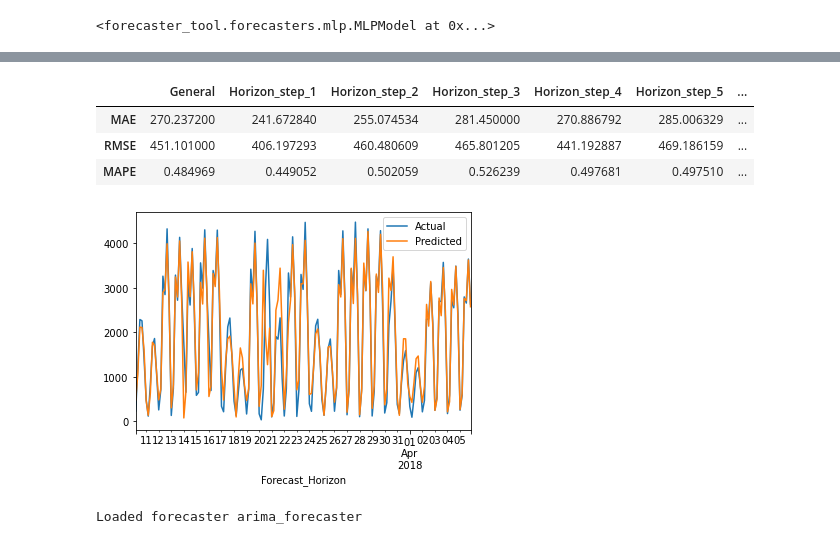
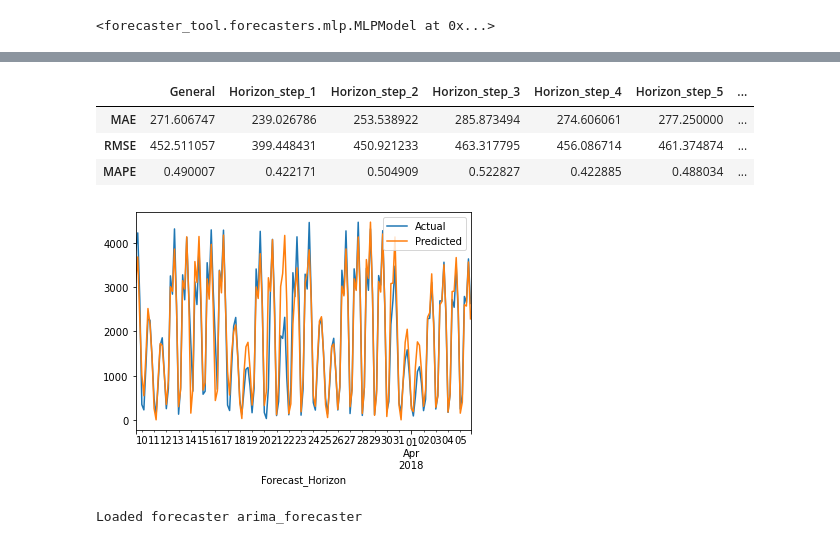
Before and after one commit to wang-yiche/DS5500-Project, a Jupyter notebook: Untitled.ipynb, the cells around one changed output, grey strips where cells are left out. Saved outputs shown, nothing was run; the diff lists cells and outputs as text; code cells hidden in the pictures.

```diff
--- a/Untitled.ipynb
+++ b/Untitled.ipynb
@@ -73,11 +77,11 @@ forecasts
 # %%
-tool.calculate_performance(forecasts, plot=True, horizon_step=2)
+tool.calculate_performance(forecasts, plot=True, horizon_step=4)
 # %% [output]
 |  | General | Horizon_step_1 | Horizon_step_2 | Horizon_step_3 | Horizon_step_4 | Horizon_step_5 | ... |
-| MAE | 270.237200 | 241.672840 | 255.074534 | 281.450000 | 270.886792 | 285.006329 | ... |
-| RMSE | 451.101000 | 406.197293 | 460.480609 | 465.801205 | 441.192887 | 469.186159 | ... |
-| MAPE | 0.484969 | 0.449052 | 0.502059 | 0.526239 | 0.497681 | 0.497510 | ... |
+| MAE | 271.606747 | 239.026786 | 253.538922 | 285.873494 | 274.606061 | 277.250000 | ... |
+| RMSE | 452.511057 | 399.448431 | 450.921233 | 463.317795 | 456.086714 | 461.374874 | ... |
+| MAPE | 0.490007 | 0.422171 | 0.504909 | 0.522827 | 0.422885 | 0.488034 | ... |
-[figure, old version]
+[figure, new version]
 # %%
 new_tool = ft.ForecasterTool()
 new_tool.load_forecaster('arima_forecaster')
```
Also changed, not shown: parts of 7 cells of this notebook, 4 other files.
